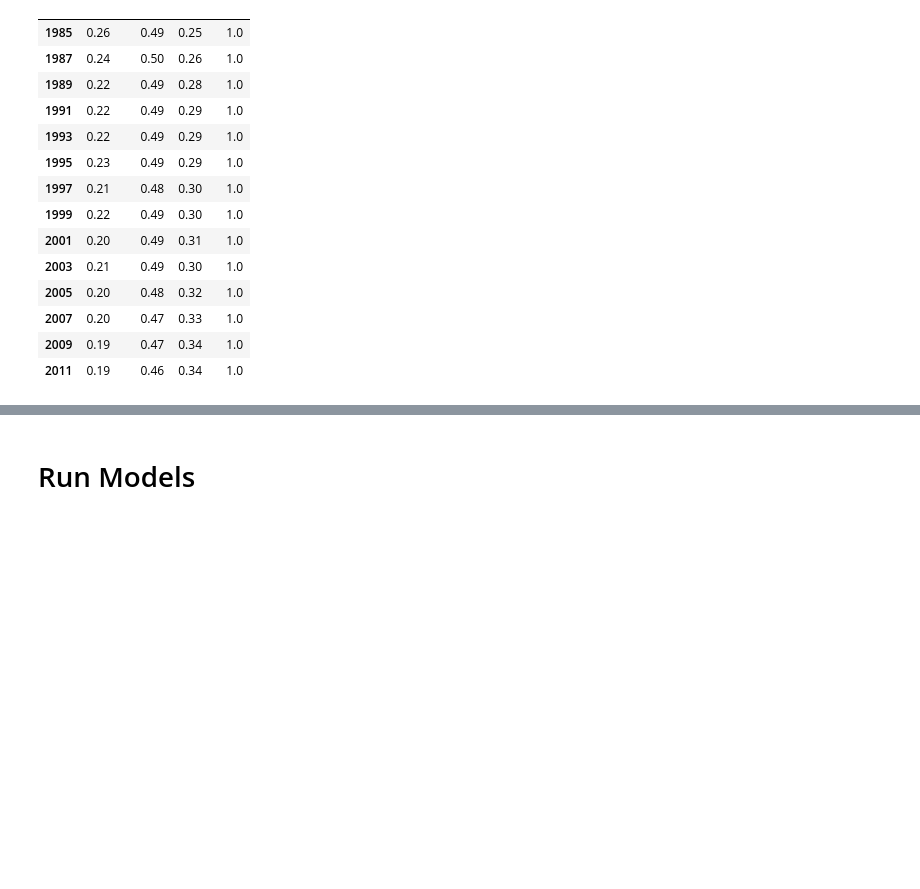
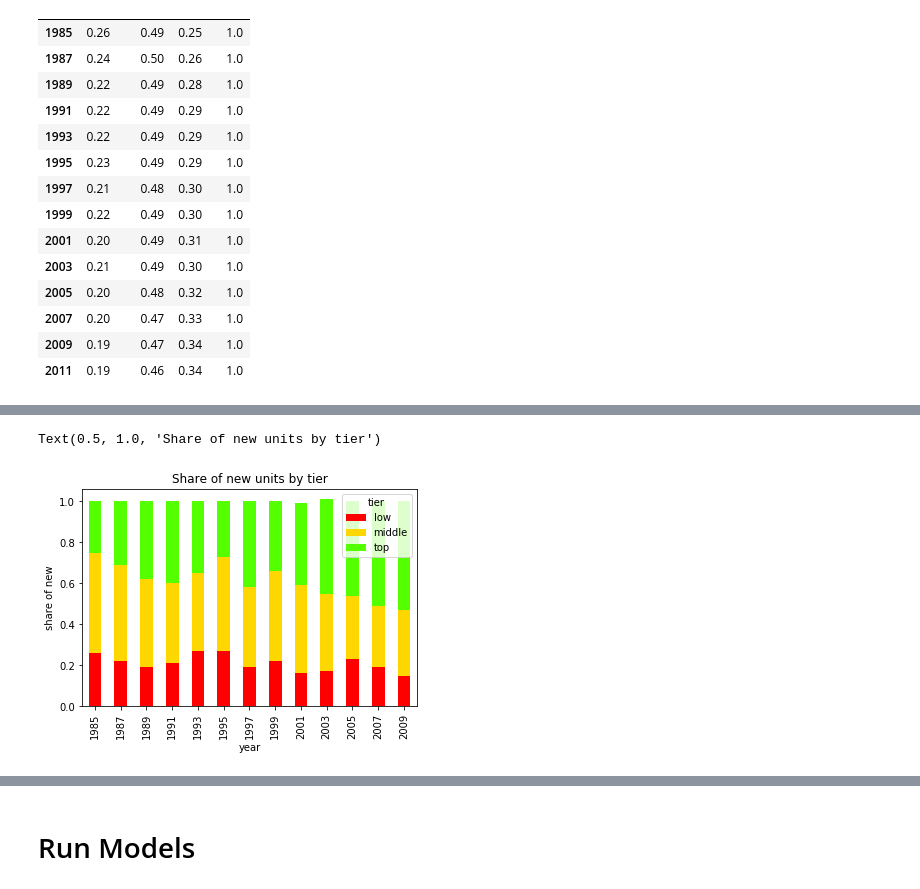
Before and after one commit to kiwiPhrases/repeatRents, a Jupyter notebook: repeatRents.ipynb, the cells around one changed output, grey strips where cells are left out. Drawn from its saved outputs; the diff is of its cells as text; code cells hidden in the pictures; blank space fills up the shorter version.

```diff
--- a/repeatRents.ipynb
+++ b/repeatRents.ipynb
@@ -427,0 +455,11 @@ np.divide(tierCounts, tierCounts.total.values.reshape(14,1)).round(2)
+# %%
+# Exit and Enter of units
+exits = df.groupby(['year','tier']).firstYear.sum().unstack(level=1)
+exits = exits.iloc[:-1,:]
+exits.loc[:,'total'] = exits.sum(axis=1)
+ax = np.divide(exits,exits.total.values.reshape(exits.shape[0],1)).round(2).iloc[:,:-1].plot(cmap='prism',kind='bar',stacked=True)
+ax.set_ylabel('share of new')
+ax.set_title("Share of new units by tier")
+# %% [output]
+Text(0.5, 1.0, 'Share of new units by tier')
+[figure, added]
```
Also changed, not shown: parts of 10 cells of this notebook.
